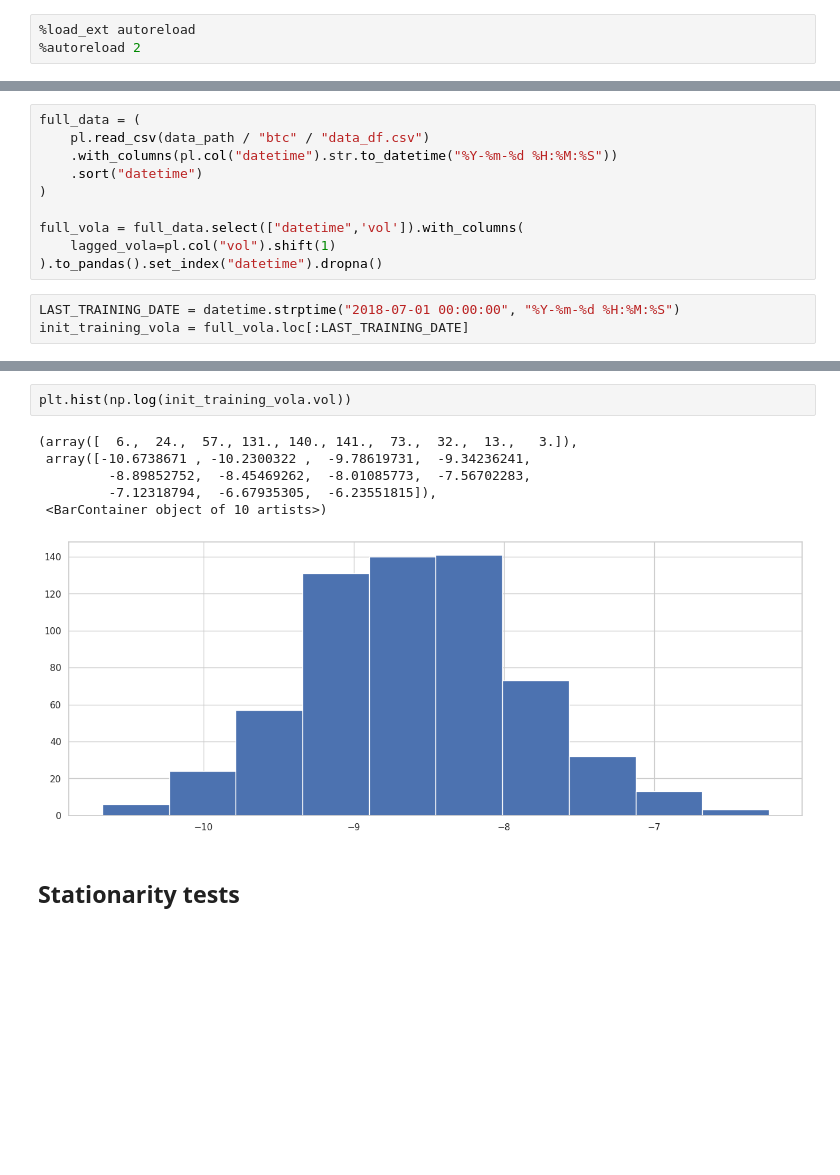
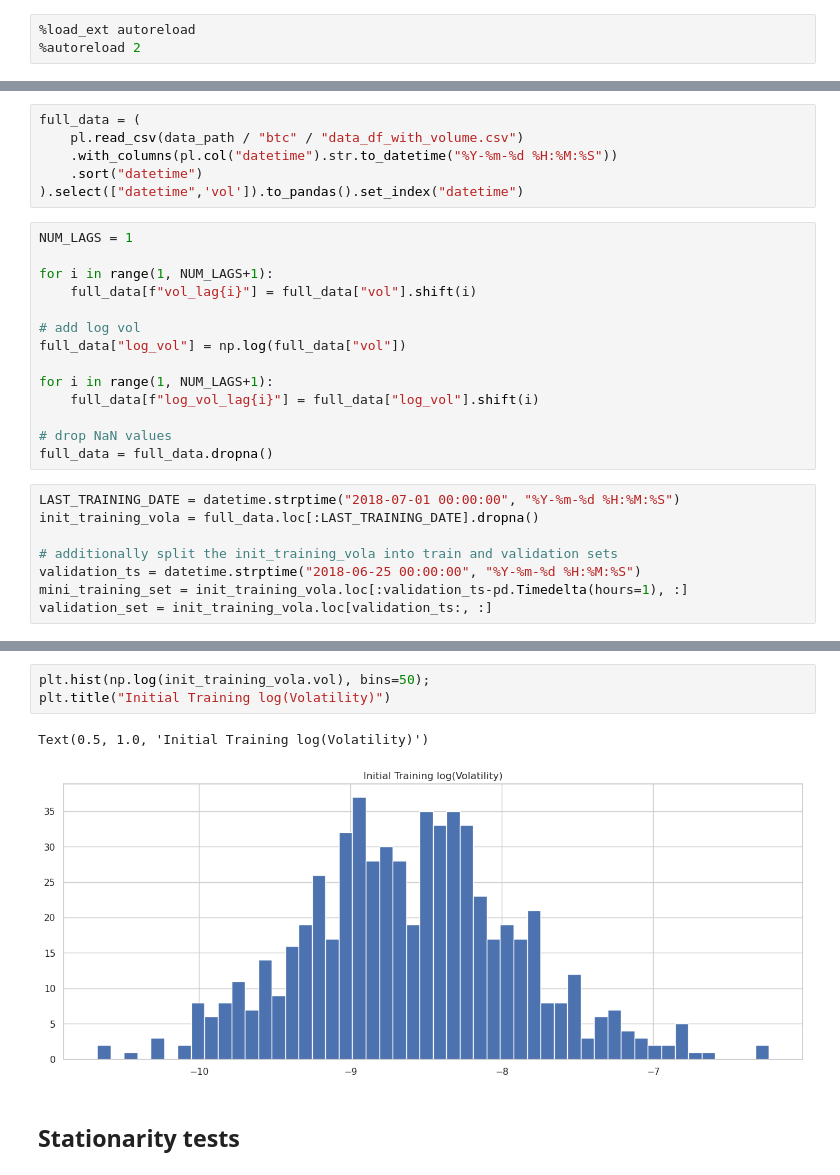
Before and after one commit to v-buchkov/mlfcs, a Jupyter notebook: experiments/miro/3.0-mz-development-bnchmrks-univariate.ipynb, the cells around one changed output, grey strips where cells are left out. Cells and saved outputs as stored; diff of their text form; blank space fills up the shorter version.

```diff
--- a/experiments/miro/3.0-mz-development-bnchmrks-univariate.ipynb
+++ b/experiments/miro/3.0-mz-development-bnchmrks-univariate.ipynb
@@ -45,15 +46,30 @@ To enable the following instructions: SSE4.1 SSE4.2 AVX AVX2 FMA, in other opera
 # %%
 full_data = (
-    pl.read_csv(data_path / "btc" / "data_df.csv")
+    pl.read_csv(data_path / "btc" / "data_df_with_volume.csv")
     .with_columns(pl.col("datetime").str.to_datetime("%Y-%m-%d %H:%M:%S"))
     .sort("datetime")
-)
-
-full_vola = full_data.select(["datetime",'vol']).with_columns(
-    lagged_vola=pl.col("vol").shift(1)
-).to_pandas().set_index("datetime").dropna()
+).select(["datetime",'vol']).to_pandas().set_index("datetime")
+# %%
+NUM_LAGS = 1
+
+for i in range(1, NUM_LAGS+1):
+    full_data[f"vol_lag{i}"] = full_data["vol"].shift(i)
+
+# add log vol
+full_data["log_vol"] = np.log(full_data["vol"])
+
+for i in range(1, NUM_LAGS+1):
+    full_data[f"log_vol_lag{i}"] = full_data["log_vol"].shift(i)
+
+# drop NaN values
+full_data = full_data.dropna()
 # %%
 LAST_TRAINING_DATE = datetime.strptime("2018-07-01 00:00:00", "%Y-%m-%d %H:%M:%S")
-init_training_vola = full_vola.loc[:LAST_TRAINING_DATE]
+init_training_vola = full_data.loc[:LAST_TRAINING_DATE].dropna()
+
+# additionally split the init_training_vola into train and validation sets
+validation_ts = datetime.strptime("2018-06-25 00:00:00", "%Y-%m-%d %H:%M:%S")
+mini_training_set = init_training_vola.loc[:validation_ts-pd.Timedelta(hours=1), :]
+validation_set = init_training_vola.loc[validation_ts:, :]
 # %%
 init_training_vola.loc[:,'vol'].plot()
@@ -68,12 +94,9 @@ diff(init_training_vola.vol).plot()
 # %%
-plt.hist(np.log(init_training_vola.vol))
+plt.hist(np.log(init_training_vola.vol), bins=50);
+plt.title("Initial Training log(Volatility)")
 # %% [output]
-(array([  6.,  24.,  57., 131., 140., 141.,  73.,  32.,  13.,   3.]),
- array([-10.6738671 , -10.2300322 ,  -9.78619731,  -9.34236241,
-         -8.89852752,  -8.45469262,  -8.01085773,  -7.56702283,
-         -7.12318794,  -6.67935305,  -6.23551815]),
- <BarContainer object of 10 artists>)
+Text(0.5, 1.0, 'Initial Training log(Volatility)')
-[figure, old version]
+[figure, new version]
 # %% [markdown]
 ## Stationarity tests
 # %%
```
Also changed, not shown: parts of 91 cells of this notebook, 3 other files.
